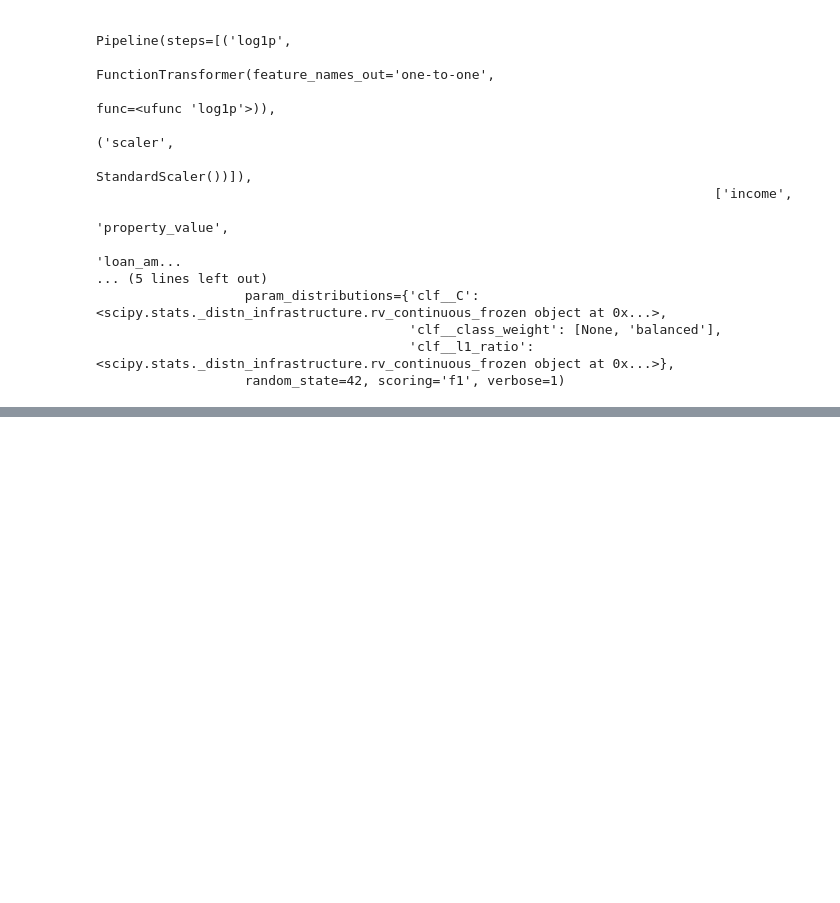
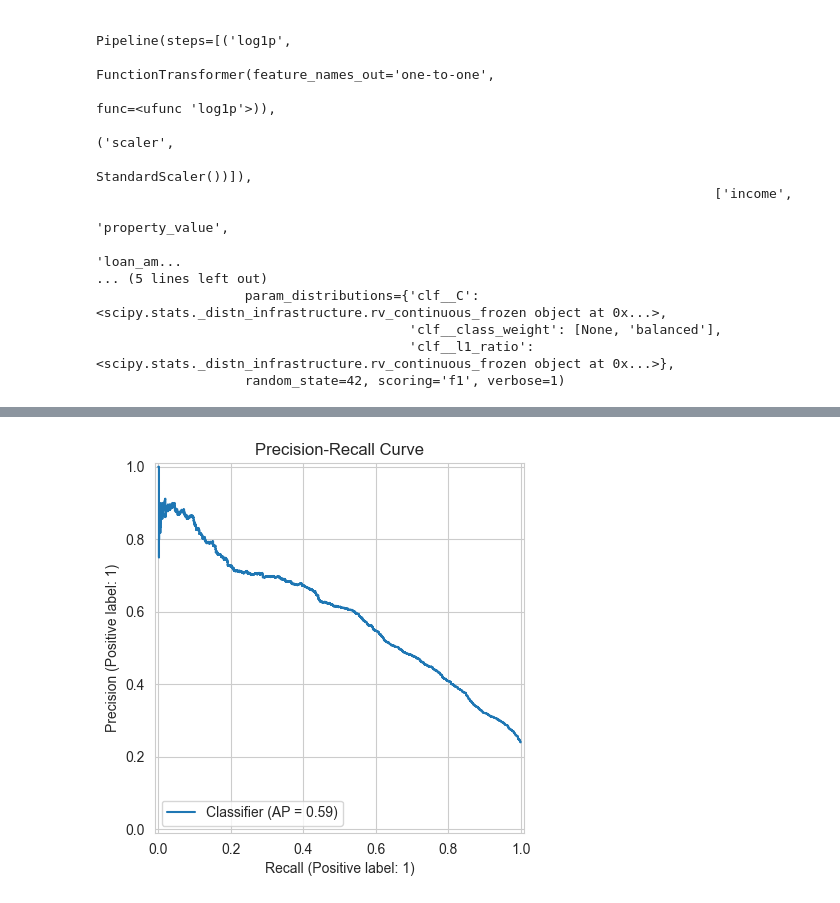
Before and after one commit to emma-hockett/6341_Project, a Jupyter notebook: notebooks/04a_logreg.ipynb, the cells around one changed output, grey strips where cells are left out. Cells and saved outputs as stored; diff of their text form; code cells hidden in the pictures; blank space fills up the shorter version.

```diff
--- a/notebooks/04a_logreg.ipynb
+++ b/notebooks/04a_logreg.ipynb
@@ -111,3 +145,11 @@ Test F1: 0.4709
+# %%
+# PR Curve
+PrecisionRecallDisplay.from_predictions(y_test, y_prob)
+plt.title("Precision-Recall Curve")
+mh.save_viz(plt, "log_reg_pr")
+plt.show()
+# %% [output]
+[figure, added]
 # %%
 # Persist fitted model
 mh.persist_model(best_lr, "log_reg_model")
```
Also changed, not shown: parts of 4 cells of this notebook, 6 other files.
